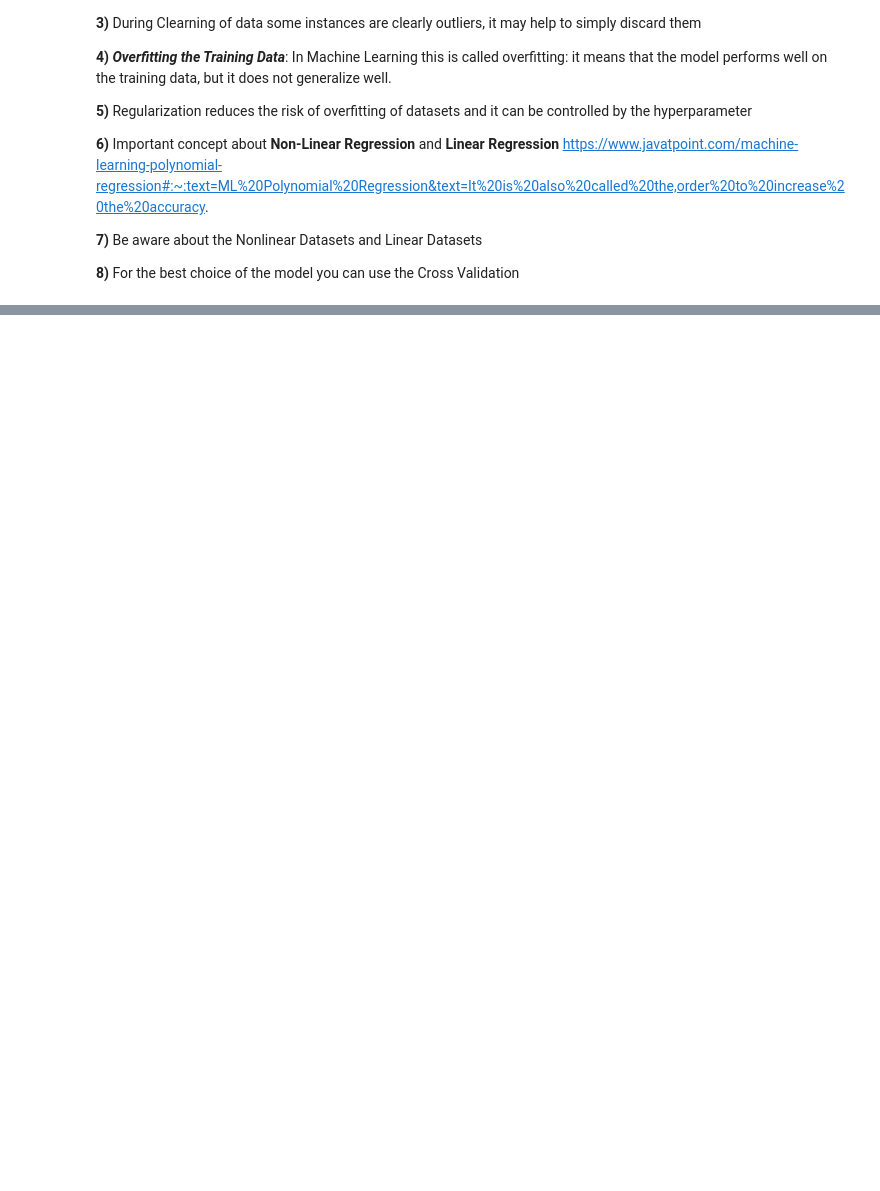
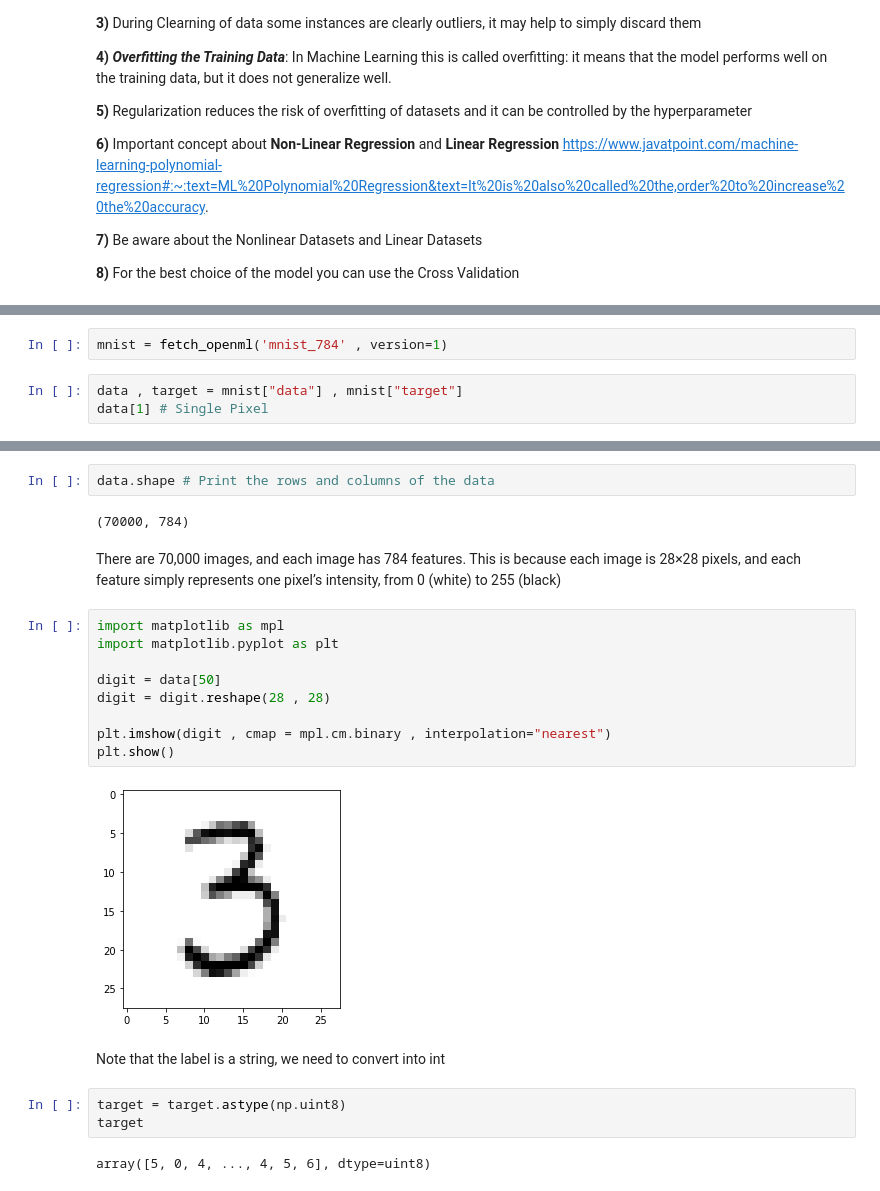
Before and after one commit to musab-hack/Machine-Learning-, a Jupyter notebook: MNIST_Datasets.ipynb, the cells around one changed output, grey strips where cells are left out. Drawn from its saved outputs; the diff is of its cells as text; blank space fills up the shorter version.

```diff
--- a/MNIST_Datasets.ipynb
+++ b/MNIST_Datasets.ipynb
@@ -34,0 +31,5 @@ Requirement already satisfied: joblib>=0.11 in /usr/local/lib/python3.6/dist-pac
+# %%
+mnist = fetch_openml('mnist_784' , version=1)
+# %%
+data , target = mnist["data"] , mnist["target"]
+data[1] # Single Pixel
@@ -34,0 +54,24 @@ Requirement already satisfied: joblib>=0.11 in /usr/local/lib/python3.6/dist-pac
+# %%
+data.shape # Print the rows and columns of the data
+# %% [output]
+(70000, 784)
+# %% [markdown]
+There are 70,000 images, and each image has 784 features. This is because each image is 28×28 pixels, and each feature simply represents one pixel’s intensity, from 0 (white) to 255 (black)
+# %%
+import matplotlib as mpl
+import matplotlib.pyplot as plt
+
+digit = data[50]
+digit = digit.reshape(28 , 28)
+
+plt.imshow(digit , cmap = mpl.cm.binary , interpolation="nearest")
+plt.show()
+# %% [output]
+[figure, added]
+# %% [markdown]
+Note that the label is a string, we need to convert into int
+# %%
+target = target.astype(np.uint8)
+target
+# %% [output]
+array([5, 0, 4, ..., 4, 5, 6], dtype=uint8)
```
Also changed, not shown: parts of 8 cells of this notebook.
